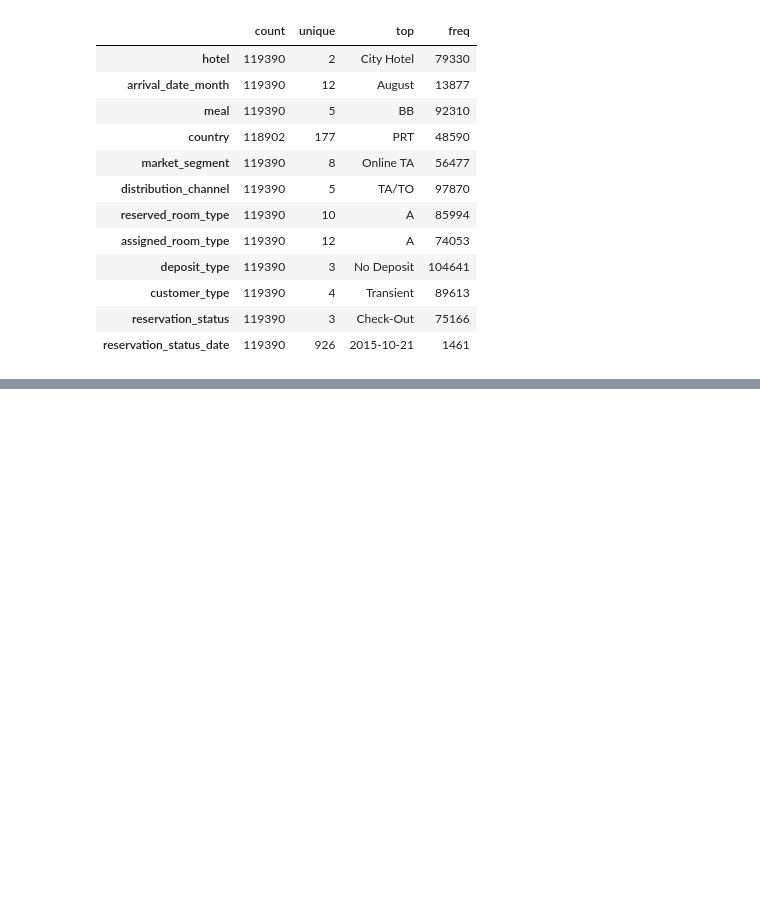
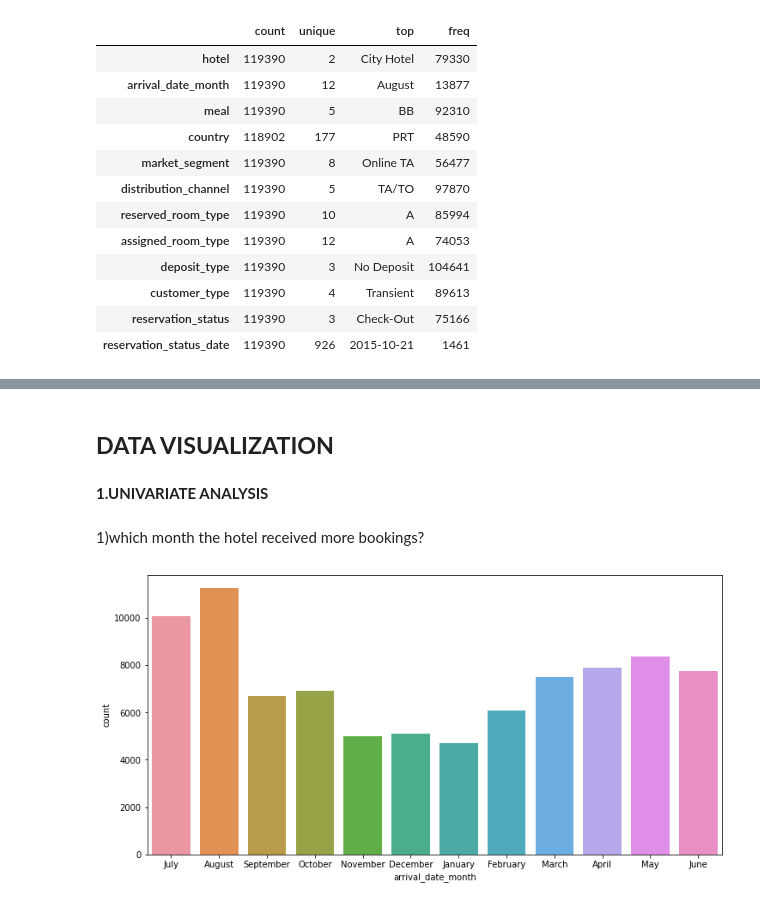
Before and after one commit to Sindhu846/eda-capestone-project, a Jupyter notebook: Hotel_Booking_Analysis_Capstone_Project.ipynb, the cells around one changed output, grey strips where cells are left out. Saved outputs shown, nothing was run; the diff lists cells and outputs as text; code cells hidden in the pictures; blank space fills up the shorter version.

```diff
--- a/Hotel_Booking_Analysis_Capstone_Project.ipynb
+++ b/Hotel_Booking_Analysis_Capstone_Project.ipynb
@@ -139,0 +207,3 @@ hotel_booking_df.describe(include='object').T
+# %%
+#removing duplicate rows.
+hotel_booking_df.drop_duplicates(inplace = True)
@@ -139,0 +216,3 @@ hotel_booking_df.describe(include='object').T
+# %%
+#Dropping of such rows.
+hotel_booking_df.drop(hotel_booking_df[hotel_booking_df['adults']+hotel_booking_df['babies']+hotel_booking_df['children'] == 0].index, inplace = True)
@@ -139,0 +242,19 @@ hotel_booking_df.describe(include='object').T
+# %%
+#Datatype of children,agent and company if float64, converting that to int64.
+hotel_booking_df[['children', 'company', 'agent']] = hotel_booking_df[['children', 'company', 'agent']].astype('int64')
+# %%
+#reservation_status_date column datatype is changed to data_type.
+hotel_booking_df['reservation_status_date'] = pd.to_datetime(hotel_booking_df['reservation_status_date'], format = '%Y-%m-%d')
+# %% [markdown]
+## **DATA VISUALIZATION**
+# %% [markdown]
+**1.UNIVARIATE ANALYSIS**
+# %% [markdown]
+1)which month the hotel received more bookings?
+# %%
+plt.figure( figsize=(12, 6))
+
+sns.countplot(x = hotel_booking_df['arrival_date_month'])
+plt.show()
+# %% [output]
+[figure, added]
```
Also changed, not shown: parts of 49 cells of this notebook.
